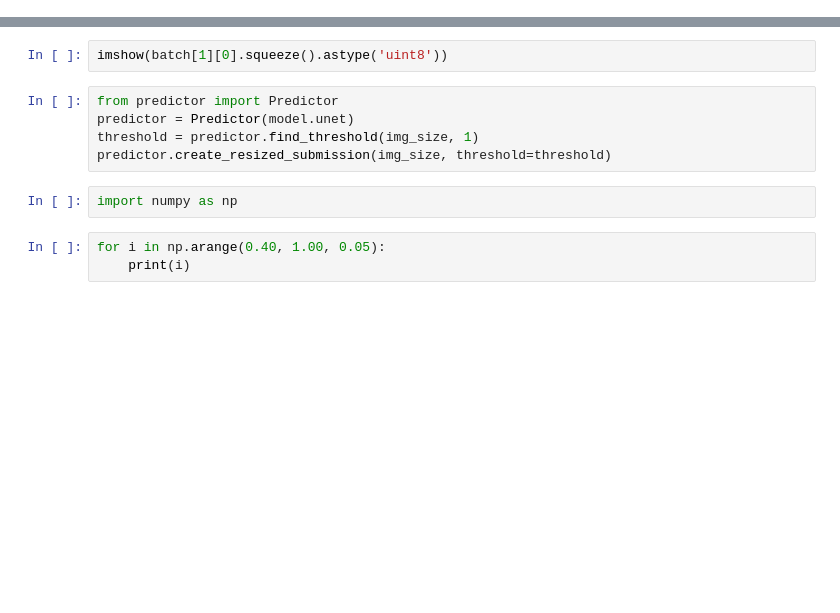
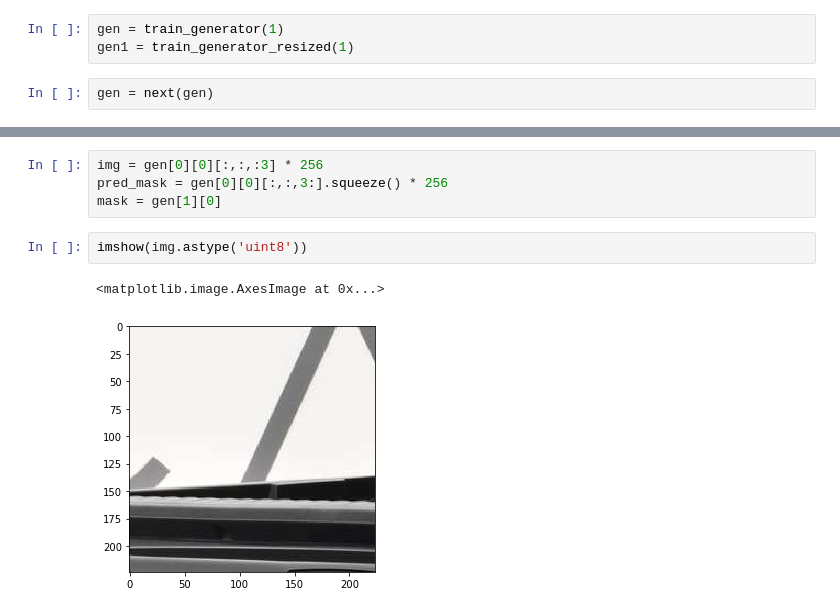
Before and after one commit to cortwave/carvana-image-masking, a Jupyter notebook: notebooks/Data exploration.ipynb, the cells around one changed output, grey strips where cells are left out. Drawn from its saved outputs; the diff is of its cells as text; blank space fills up the shorter version.

```diff
--- a/notebooks/Data exploration.ipynb
+++ b/notebooks/Data exploration.ipynb
@@ -45,0 +9,5 @@ imshow(model.unet.predict(batch[0])[0].squeeze() * 255)
+# %%
+gen = train_generator(1)
+gen1 = train_generator_resized(1)
+# %%
+gen = next(gen)
@@ -46,12 +34,9 @@ imshow(model.unet.predict(batch[0])[0].squeeze() * 255)
+# %%
+img = gen[0][0][:,:,:3] * 256
+pred_mask = gen[0][0][:,:,3:].squeeze() * 256
+mask = gen[1][0]
 # %%
-imshow(batch[1][0].squeeze().astype('uint8'))
+imshow(img.astype('uint8'))
+# %% [output]
+<matplotlib.image.AxesImage at 0x...>
+[figure, added]
-# %%
-from predictor import Predictor
-predictor = Predictor(model.unet)
-threshold = predictor.find_threshold(img_size, 1)
-predictor.create_resized_submission(img_size, threshold=threshold)
-# %%
-import numpy as np
-# %%
-for i in np.arange(0.40, 1.00, 0.05):
-    print(i)
```
Also changed, not shown: parts of 23 cells of this notebook, 8 other files.
